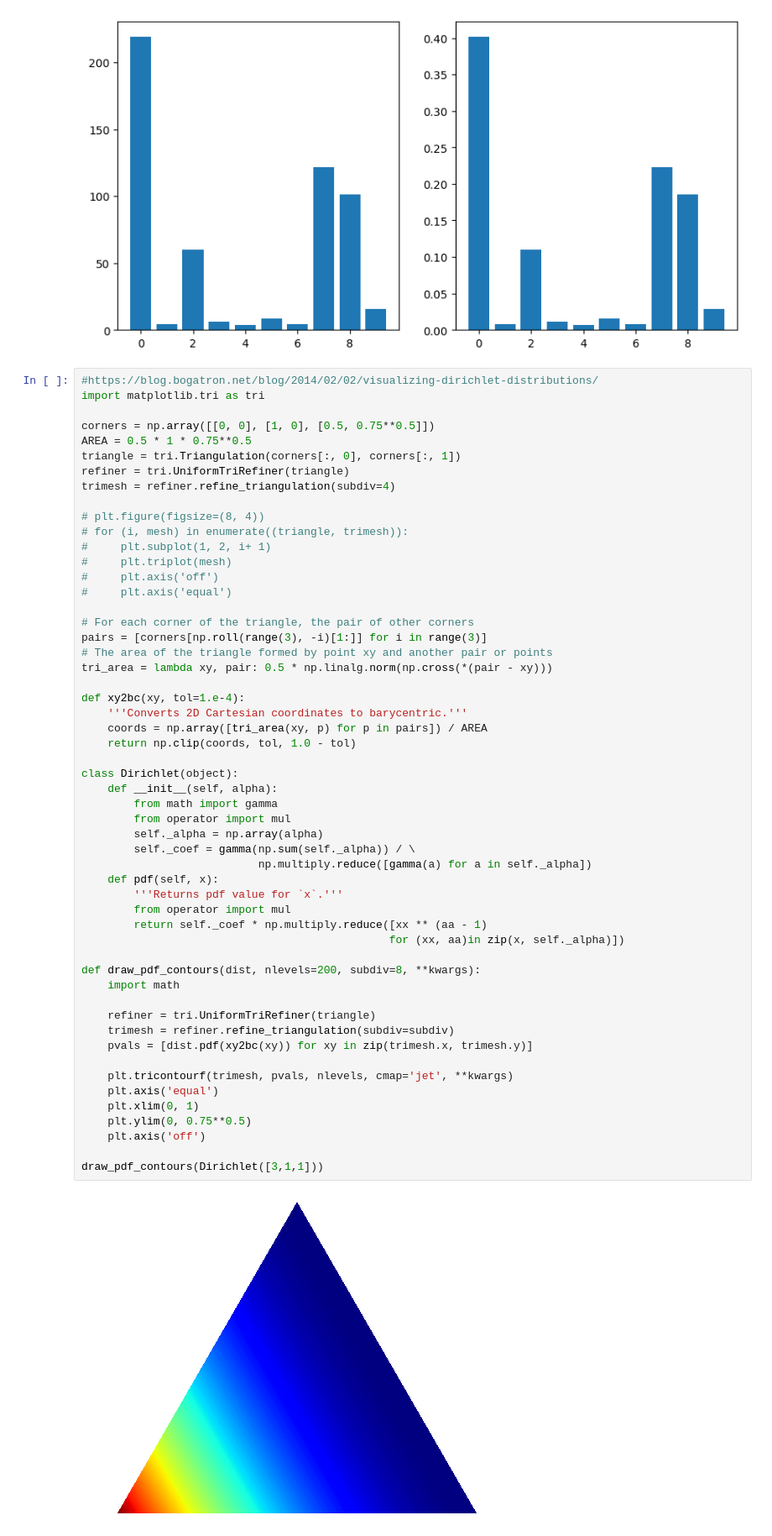
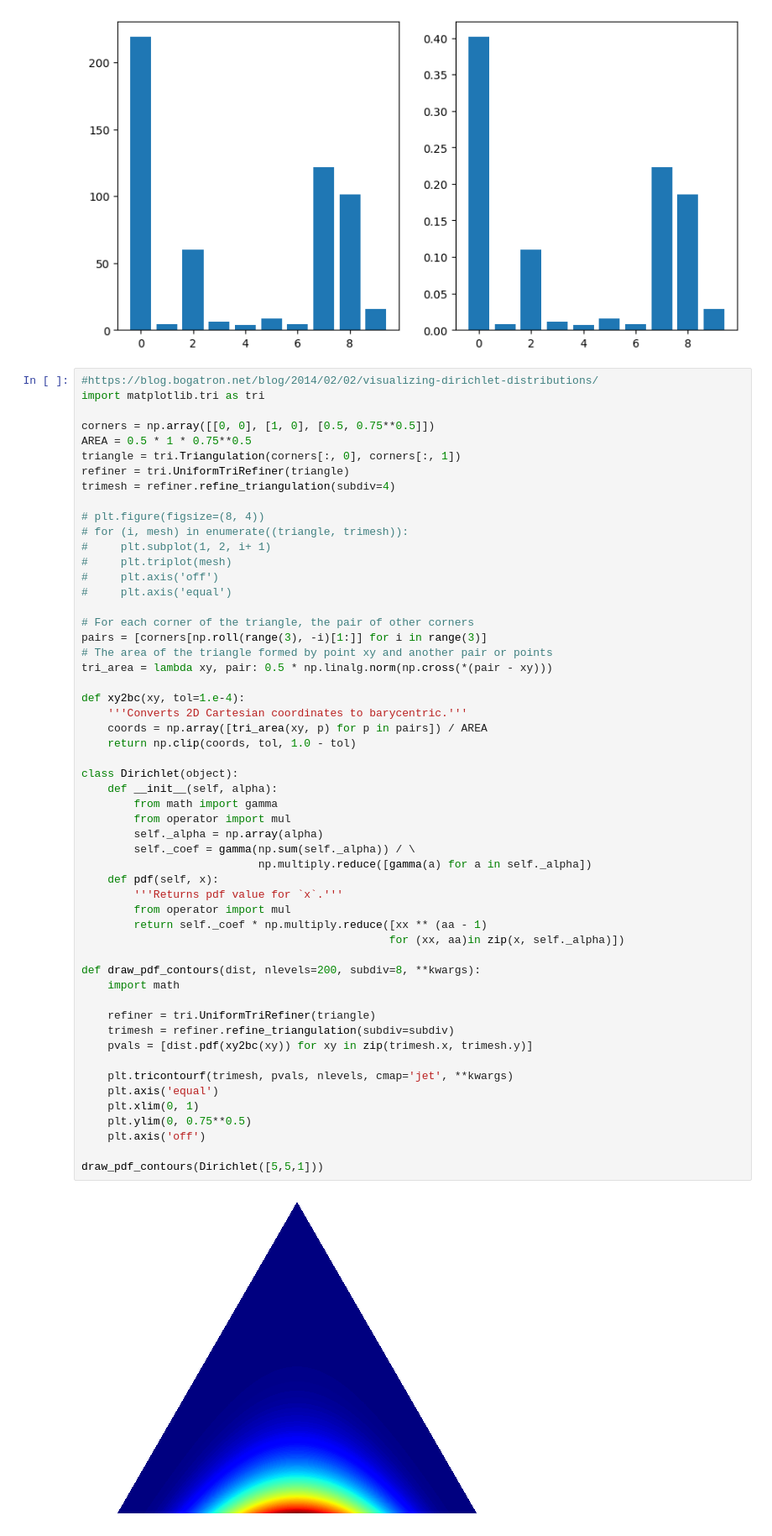
Before and after one commit to FenrisWulven/Normalising-Flow-DNN, a Jupyter notebook: Plots_dirichlet.ipynb, the cells around one changed output. Shown at 84% size. Drawn from its saved outputs; the diff is of its cells as text.

```diff
--- a/Plots_dirichlet.ipynb
+++ b/Plots_dirichlet.ipynb
@@ -60,35 +60,35 @@ def xy2bc(xy, tol=1.e-4):
     coords = np.array([tri_area(xy, p) for p in pairs]) / AREA
     return np.clip(coords, tol, 1.0 - tol)
 
 class Dirichlet(object):
     def __init__(self, alpha):
         from math import gamma
         from operator import mul
         self._alpha = np.array(alpha)
         self._coef = gamma(np.sum(self._alpha)) / \
                            np.multiply.reduce([gamma(a) for a in self._alpha])
     def pdf(self, x):
         '''Returns pdf value for `x`.'''
         from operator import mul
         return self._coef * np.multiply.reduce([xx ** (aa - 1)
                                                for (xx, aa)in zip(x, self._alpha)])
 
 def draw_pdf_contours(dist, nlevels=200, subdiv=8, **kwargs):
     import math
 
     refiner = tri.UniformTriRefiner(triangle)
     trimesh = refiner.refine_triangulation(subdiv=subdiv)
     pvals = [dist.pdf(xy2bc(xy)) for xy in zip(trimesh.x, trimesh.y)]
 
     plt.tricontourf(trimesh, pvals, nlevels, cmap='jet', **kwargs)
     plt.axis('equal')
     plt.xlim(0, 1)
     plt.ylim(0, 0.75**0.5)
     plt.axis('off')
 
-draw_pdf_contours(Dirichlet([3,1,1]))
+draw_pdf_contours(Dirichlet([5,5,1]))
 # %% [output]
-[figure, old version]
+[figure, new version]
 # %%
 import numpy as np
 import matplotlib.pyplot as plt
```
Also changed, not shown: 5 other files.
